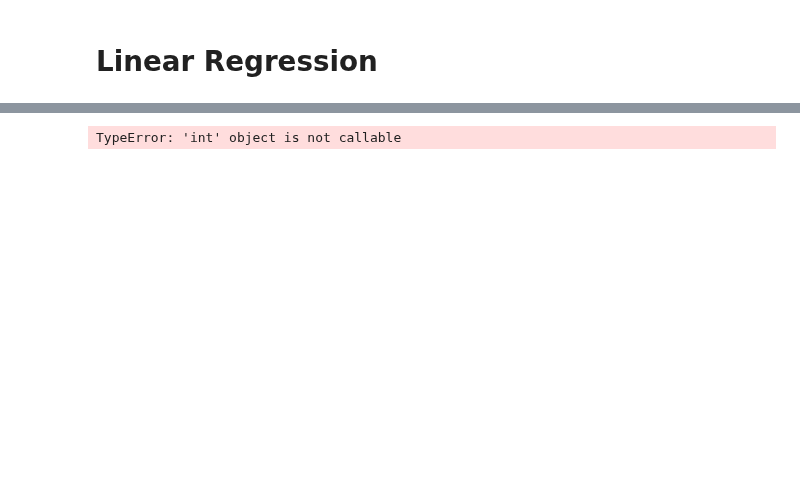
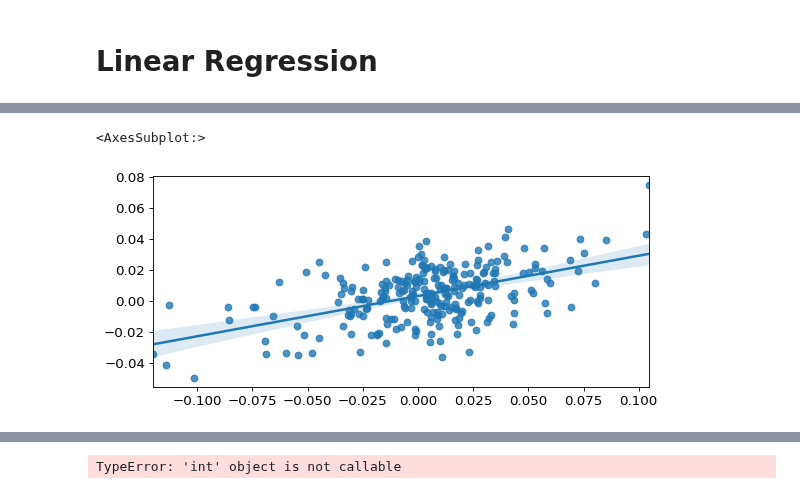
Before and after one commit to dany-kuznetsov/trade_get_news_true_way, a Jupyter notebook: model_pipeline.ipynb, the cells around one changed output, grey strips where cells are left out. Saved outputs shown, nothing was run; the diff lists cells and outputs as text; code cells hidden in the pictures; blank space fills up the shorter version.

```diff
--- a/model_pipeline.ipynb
+++ b/model_pipeline.ipynb
@@ -213,0 +357,6 @@ plt.scatter(y_train, train_pred)
+# %%
+import seaborn as sns
+sns.regplot(y_train, train_pred)
+# %% [output]
+<AxesSubplot:>
+[figure, added]
```
Also changed, not shown: parts of 38 cells of this notebook, 5 other files.
